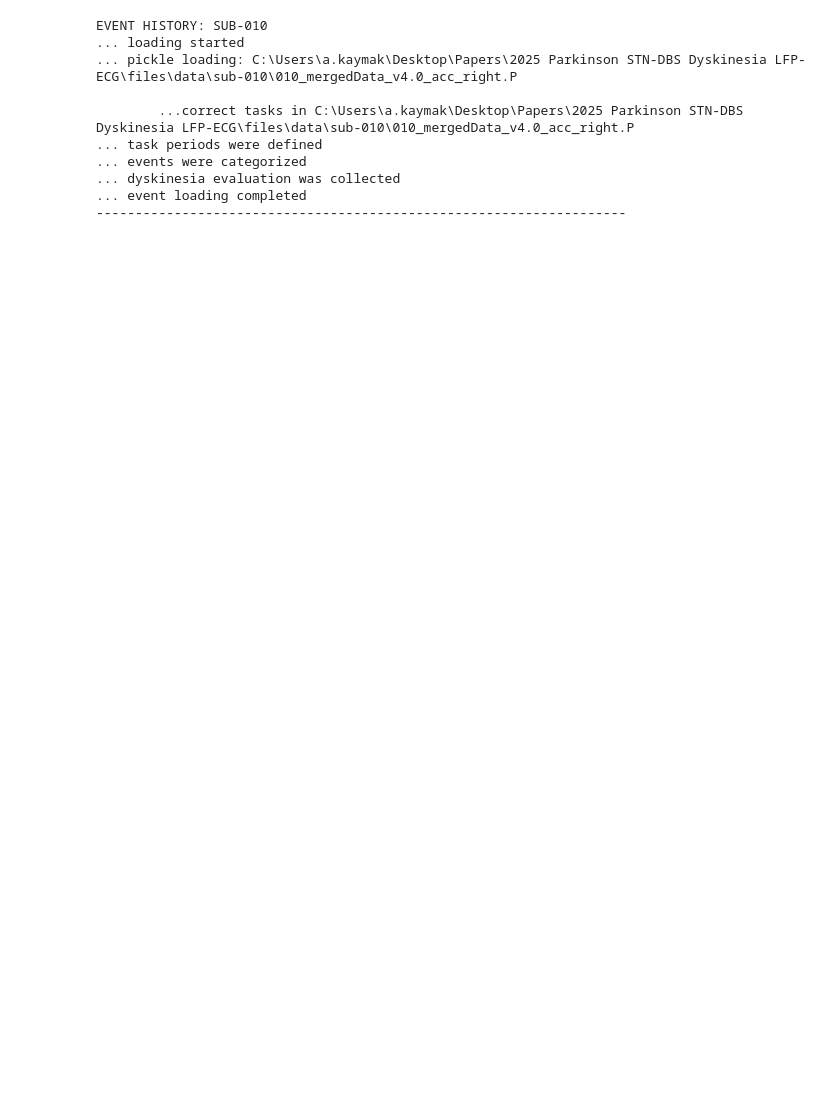
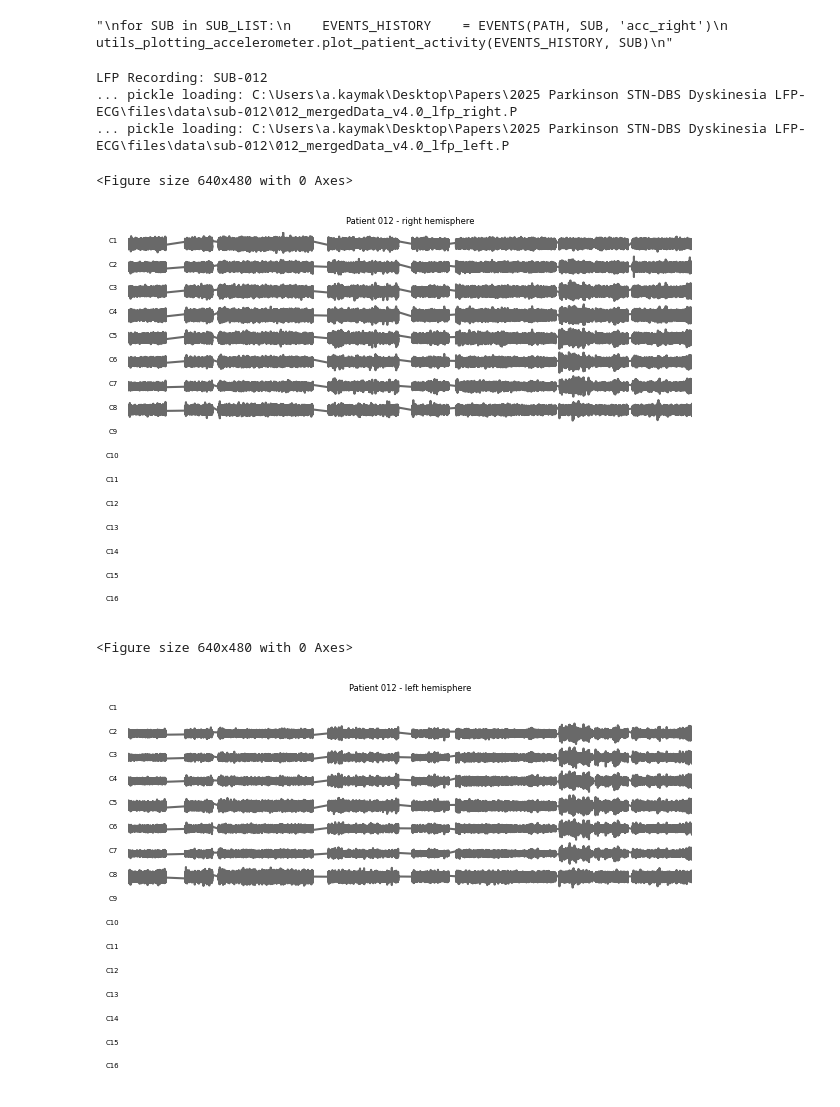
Before and after one commit to FilippoHei/PD-Dyskinesia-Electrophysiology, a Jupyter notebook: 1.1 Control Recording Sessions.ipynb, the cells around one changed output. Drawn from its saved outputs; the diff is of its cells as text; code cells hidden in the pictures; blank space fills up the shorter version.

Commit message:
Spectogram
PSD measure updates,
Event LFP channel spectrograms,
Coherence measurements started

```diff
--- a/1.1 Control Recording Sessions.ipynb
+++ b/1.1 Control Recording Sessions.ipynb
@@ -22,27 +23,25 @@ PATH_CURR      = os.path.abspath(os.curdir)    # current code
 PATH           = (str(Path(PATH_CURR).parent)) # data repository: upper directory where datasets situated
 SUB_LIST       = utils_misc.get_SUB_list(DATA_IO.path_data) # get the SUB id list which we have a recording of themSUB            = "008"
 # %%
-SUB_LIST = ['010',
- '012',
- '013',
- '014',
- '016',
- '017',
- '019',
- '020',
- '021',]
+SUB_LIST = ['012']
 # %%
+"""
 for SUB in SUB_LIST:
     EVENTS_HISTORY    = EVENTS(PATH, SUB, 'acc_right')
     utils_plotting_accelerometer.plot_patient_activity(EVENTS_HISTORY, SUB)
+"""
 # %% [output]
-EVENT HISTORY: SUB-010
-... loading started
-... pickle loading: C:\Users\a.kaymak\Desktop\Papers\2025 Parkinson STN-DBS Dyskinesia LFP-ECG\files\data\sub-010\010_mergedData_v4.0_acc_right.P
-
-        ...correct tasks in C:\Users\a.kaymak\Desktop\Papers\2025 Parkinson STN-DBS Dyskinesia LFP-ECG\files\data\sub-010\010_mergedData_v4.0_acc_right.P
-... task periods were defined
-... events were categorized
-... dyskinesia evaluation was collected
-... event loading completed
---------------------------------------------------------------------
+"\nfor SUB in SUB_LIST:\n    EVENTS_HISTORY    = EVENTS(PATH, SUB, 'acc_right')\n    utils_plotting_accelerometer.plot_patient_activity(EVENTS_HISTORY, SUB)\n"
+# %%
+for SUB in SUB_LIST:
+    LFP_SUB    = LFP(PATH, SUB)
+    for hemisphere in ["right", "left"]:
+        utils_plotting_patient_activity.plot_LFP_contact_recordings(LFP_SUB, SUB, hemisphere)
+# %% [output]
+LFP Recording: SUB-012
+... pickle loading: C:\Users\a.kaymak\Desktop\Papers\2025 Parkinson STN-DBS Dyskinesia LFP-ECG\files\data\sub-012\012_mergedData_v4.0_lfp_right.P
+... pickle loading: C:\Users\a.kaymak\Desktop\Papers\2025 Parkinson STN-DBS Dyskinesia LFP-ECG\files\data\sub-012\012_mergedData_v4.0_lfp_left.P
+<Figure size 640x480 with 0 Axes>
+[figure, added]
+<Figure size 640x480 with 0 Axes>
+[figure, added]
```
Also changed, not shown: parts of 1 cell of this notebook, 27 other files.
